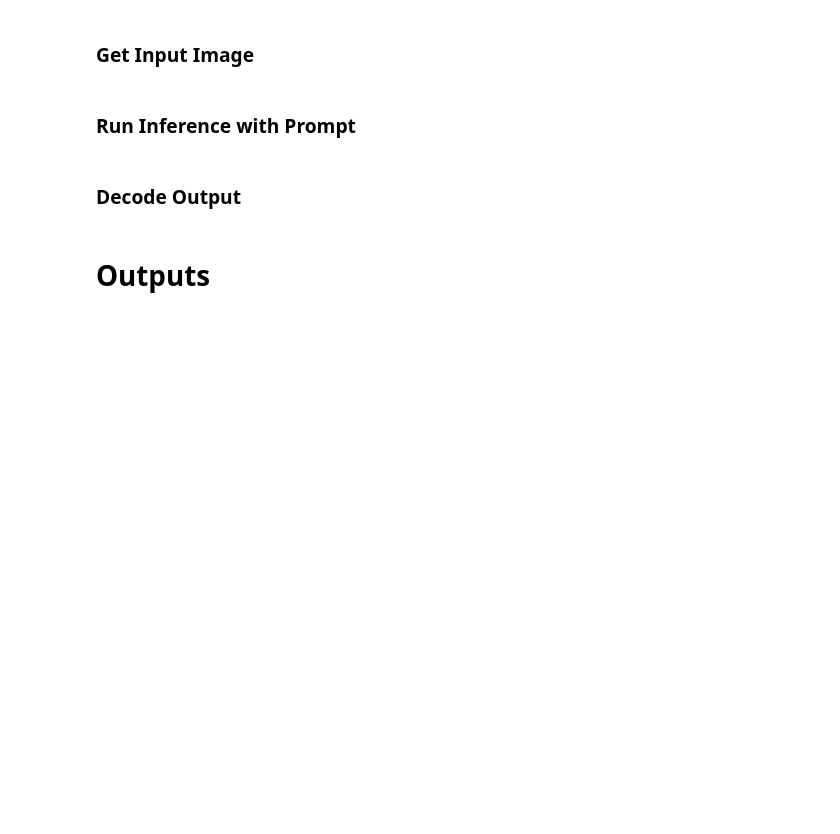
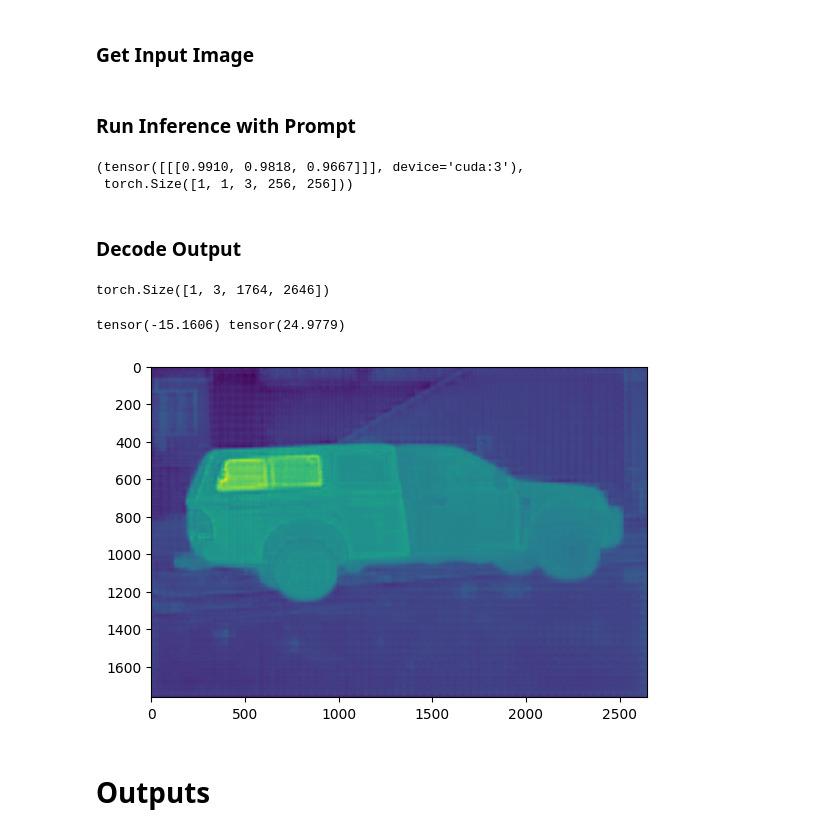
Before and after one commit to simoneangarano/BenchSAM, a Jupyter notebook: COCO.ipynb, the cells around one changed output. Drawn from its saved outputs; the diff is of its cells as text; code cells hidden in the pictures; blank space fills up the shorter version.

```diff
--- a/COCO.ipynb
+++ b/COCO.ipynb
@@ -127,7 +134,7 @@ raw_image = Image.open(requests.get(img_url, stream=True).raw).convert("RGB")
 # %% [markdown]
 ### Run Inference with Prompt
 # %%
-input_points = [[[3, 1000]]]
+input_points = [[[450, 600]]]
 # show_points_on_image(raw_image, input_points[0])
 
 inputs = processor(raw_image, input_points=input_points, return_tensors="pt").to(device)
@@ -139,6 +146,23 @@ inputs.update({"image_embeddings": image_embeddings})
 
 with torch.no_grad():
     outputs = model(**inputs)
+# %%
+outputs['iou_scores'], outputs['pred_masks'].shape
+# %% [output]
+(tensor([[[0.9910, 0.9818, 0.9667]]], device='cuda:3'),
+ torch.Size([1, 1, 3, 256, 256]))
 # %% [markdown]
 ### Decode Output
+# %%
+masks = processor.image_processor.post_process_masks(outputs.pred_masks.cpu(), inputs["original_sizes"].cpu(),
+                                                     inputs["reshaped_input_sizes"].cpu(), binarize=False)
+masks[0].shape
+# %% [output]
+torch.Size([1, 3, 1764, 2646])
+# %%
+plt.imshow(masks[0][0][2].cpu())
+print(masks[0][0][2].cpu().min(), masks[0][0][2].cpu().max())
+# %% [output]
+tensor(-15.1606) tensor(24.9779)
+[figure, added]
 # %%
```
Also changed, not shown: parts of 2 cells of this notebook, 9 other files.
